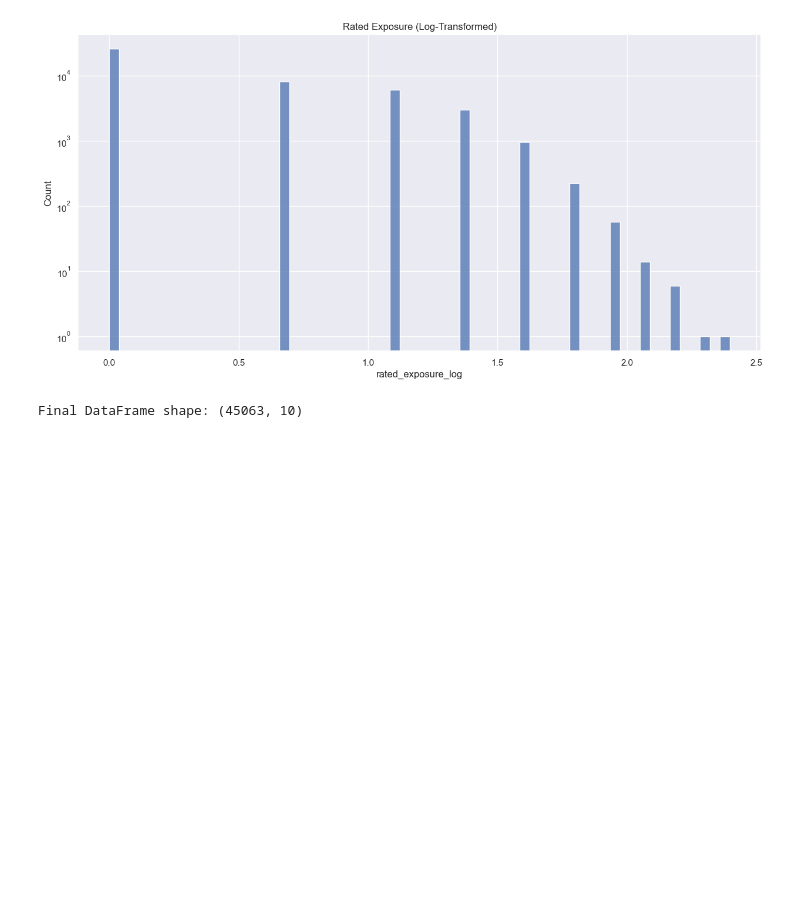
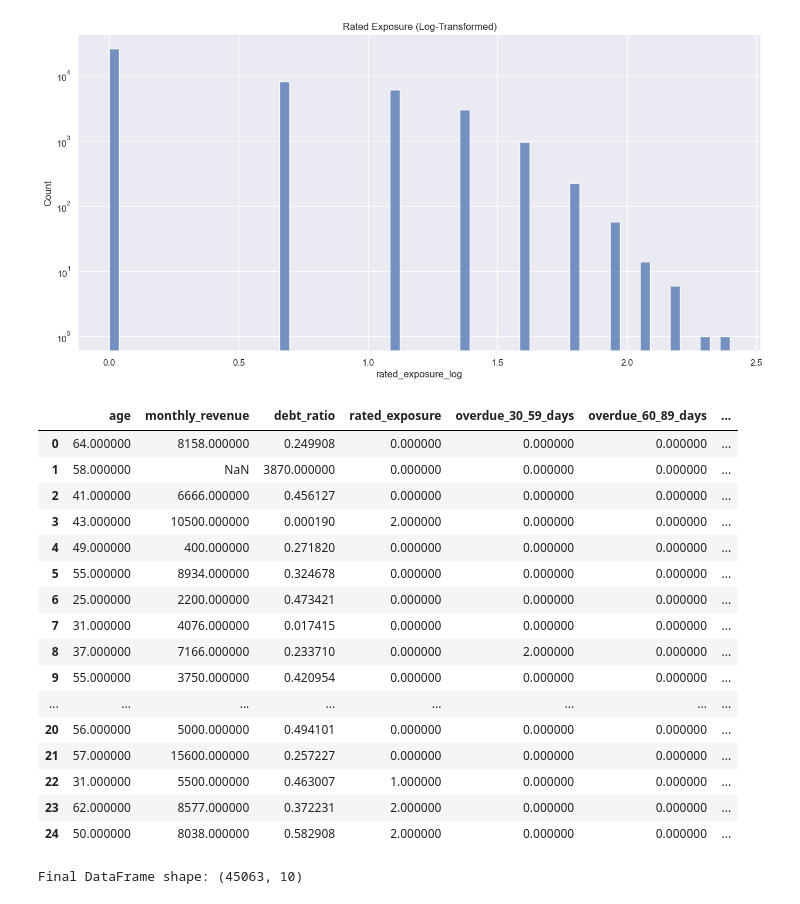
Before and after one commit to PESIII23/real-time-credit-risk-simulation, a Jupyter notebook: src/notebooks/credit_risk_analysis.ipynb, the cells around one changed output. Cells and saved outputs as stored; diff of their text form; code cells hidden in the pictures; blank space fills up the shorter version.

Commit message:
overdue severity index

```diff
--- a/src/notebooks/credit_risk_analysis.ipynb
+++ b/src/notebooks/credit_risk_analysis.ipynb
@@ -222,6 +222,37 @@ sns.histplot(df['rated_exposure_log'])
 # %% [output]
 <Axes: title={'center': 'Rated Exposure (Log-Transformed)'}, xlabel='rated_exposure_log', ylabel='Count'>
 [figure]
+# %%
+"""OVERDUE DAYS"""
+
+low = 1
+med = 2
+high = 3
+severe = 5
+
+df['overdue_severity'] = (df['overdue_30_59_days'] * low) + (df['overdue_60_89_days'] * med) + (df['overdue_90_plus_days'] * high) + (df['serious_delinquencies_past_2_years'] * severe)
+
+# df['overdue_severity_normalized'] = df['overdue_severity'] / (df['rated_exposure'])
+
+df.head(25)
+# %% [output]
+|  | age | monthly_revenue | debt_ratio | rated_exposure | overdue_30_59_days | overdue_60_89_days | ... |
+| 0 | 64.000000 | 8158.000000 | 0.249908 | 0.000000 | 0.000000 | 0.000000 | ... |
+| 1 | 58.000000 | NaN | 3870.000000 | 0.000000 | 0.000000 | 0.000000 | ... |
+| 2 | 41.000000 | 6666.000000 | 0.456127 | 0.000000 | 0.000000 | 0.000000 | ... |
+| 3 | 43.000000 | 10500.000000 | 0.000190 | 2.000000 | 0.000000 | 0.000000 | ... |
+| 4 | 49.000000 | 400.000000 | 0.271820 | 0.000000 | 0.000000 | 0.000000 | ... |
+| 5 | 55.000000 | 8934.000000 | 0.324678 | 0.000000 | 0.000000 | 0.000000 | ... |
+| 6 | 25.000000 | 2200.000000 | 0.473421 | 0.000000 | 0.000000 | 0.000000 | ... |
+| 7 | 31.000000 | 4076.000000 | 0.017415 | 0.000000 | 0.000000 | 0.000000 | ... |
+| 8 | 37.000000 | 7166.000000 | 0.233710 | 0.000000 | 2.000000 | 0.000000 | ... |
+| 9 | 55.000000 | 3750.000000 | 0.420954 | 0.000000 | 0.000000 | 0.000000 | ... |
+| ... | ... | ... | ... | ... | ... | ... | ... |
+| 20 | 56.000000 | 5000.000000 | 0.494101 | 0.000000 | 0.000000 | 0.000000 | ... |
+| 21 | 57.000000 | 15600.000000 | 0.257227 | 0.000000 | 0.000000 | 0.000000 | ... |
+| 22 | 31.000000 | 5500.000000 | 0.463007 | 1.000000 | 0.000000 | 0.000000 | ... |
+| 23 | 62.000000 | 8577.000000 | 0.372231 | 2.000000 | 0.000000 | 0.000000 | ... |
+| 24 | 50.000000 | 8038.000000 | 0.582908 | 2.000000 | 0.000000 | 0.000000 | ... |
 # %%
 """Seaborn and Line Plots"""
 # plt.figure(figsize=(16,6))
```
Also changed, not shown: parts of 1 cell of this notebook, 2 other files.
